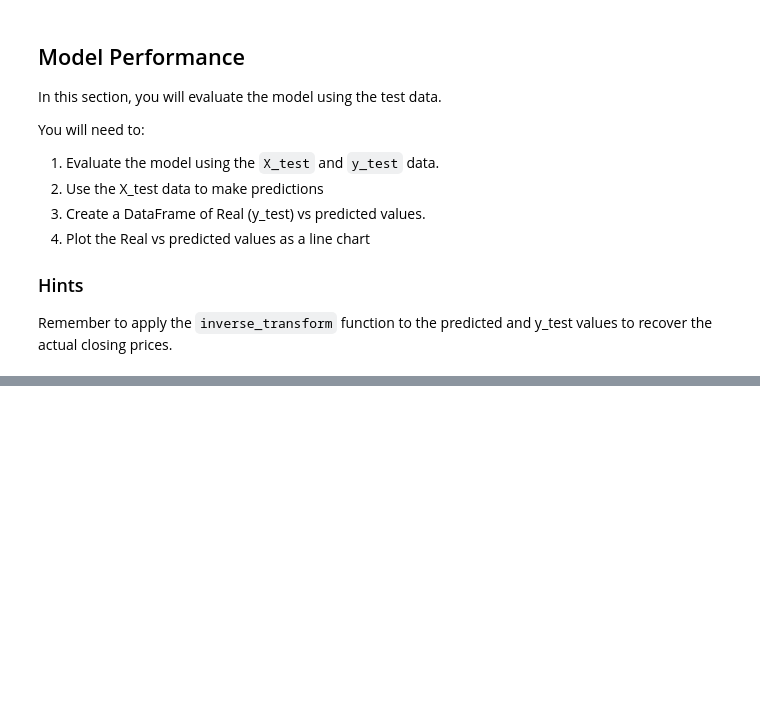
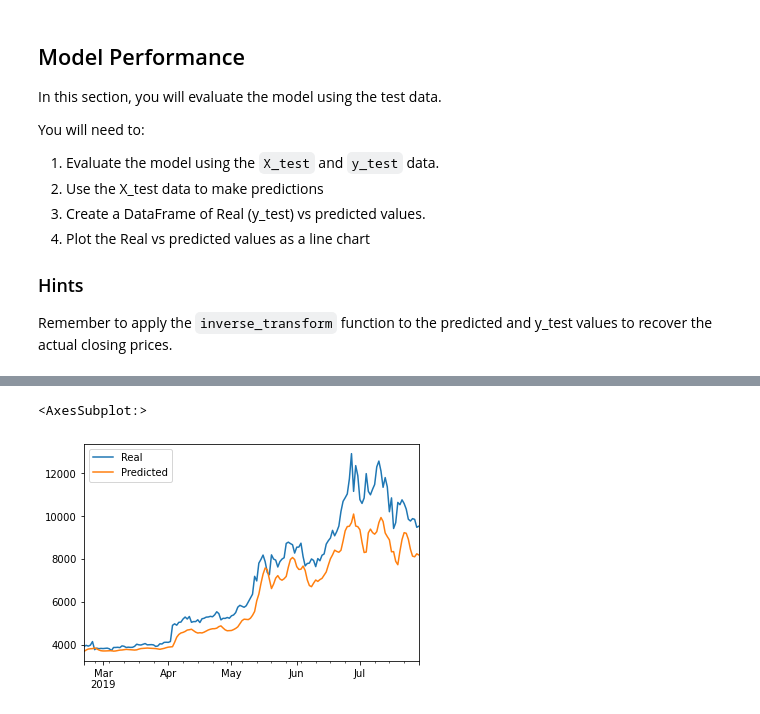
Before and after one commit to padthai-sketch/Deep-Learning, a Jupyter notebook: lstm_stock_predictor_closing.ipynb, the cells around one changed output, grey strips where cells are left out. Saved outputs shown, nothing was run; the diff lists cells and outputs as text; code cells hidden in the pictures; blank space fills up the shorter version.

```diff
--- a/lstm_stock_predictor_closing.ipynb
+++ b/lstm_stock_predictor_closing.ipynb
@@ -240,4 +266,4 @@ stocks.head()
 # %%
 # Plot the real vs predicted values as a line chart
-# YOUR CODE HERE!
+stocks.plot(kind='line')
 # %% [output]
@@ -244,0 +270,2 @@ stocks.head()
+<AxesSubplot:>
+[figure, added]
```
Also changed, not shown: parts of 12 cells of this notebook, 4 other files.
